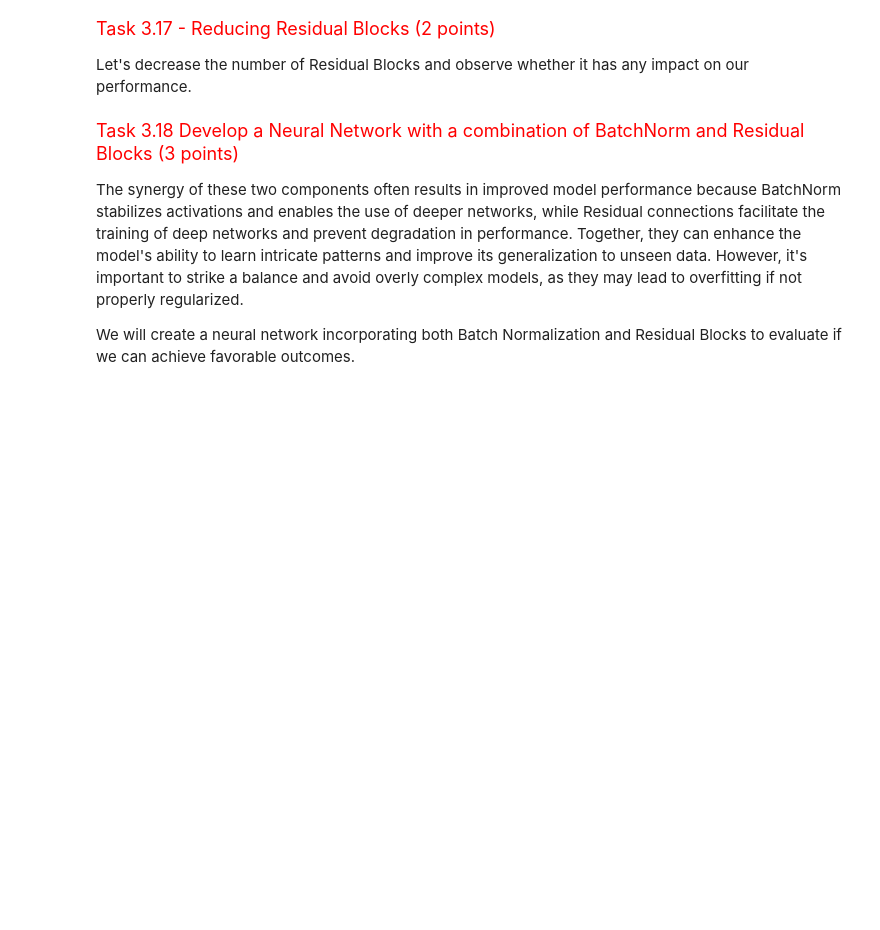
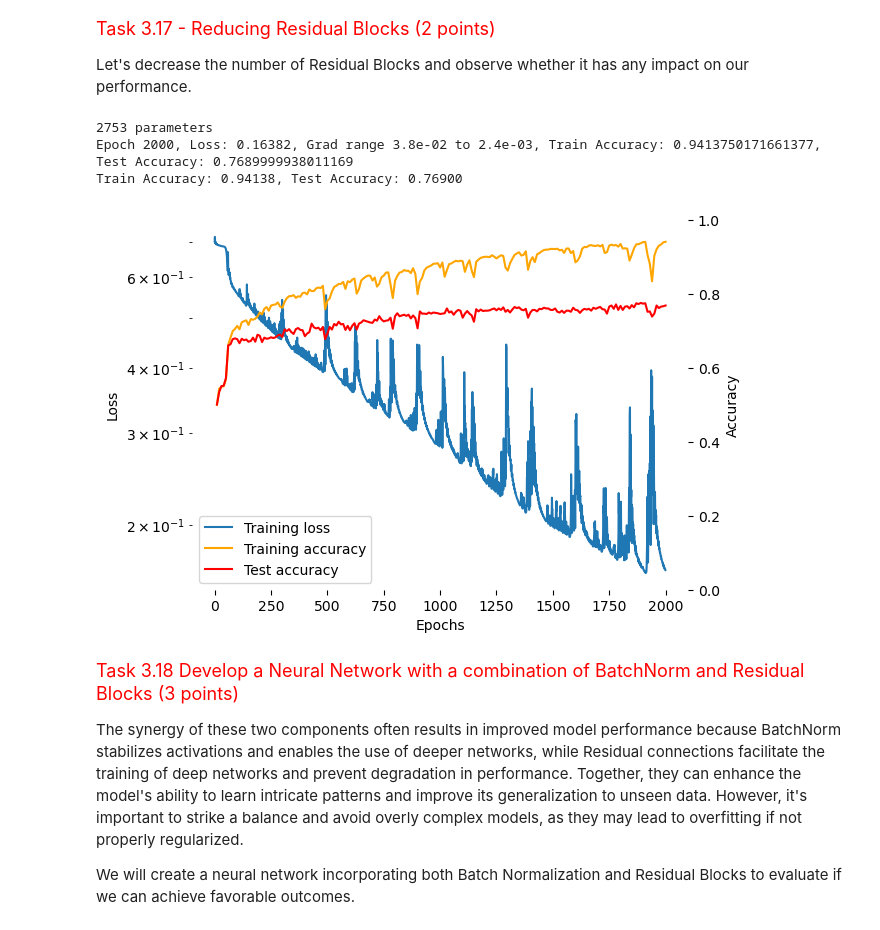
Before and after one commit to zzfz1/CS7150-Homework-2, a Jupyter notebook: HW2_1_OptimizationAndNetworkArchitecture.ipynb, the cells around one changed output. Cells and saved outputs as stored; diff of their text form; code cells hidden in the pictures; blank space fills up the shorter version.

```diff
--- a/HW2_1_OptimizationAndNetworkArchitecture.ipynb
+++ b/HW2_1_OptimizationAndNetworkArchitecture.ipynb
@@ -1563,24 +1591,54 @@ Let's decrease the number of Residual Blocks and observe whether it has any impa
 # %%
 torch.manual_seed(7150)  # (Leave it here for deterministic behavior and easier grading)
 hidden_dims = None
 fan_out_dims = None
 ################################################################################
-# TODO: In this task, we will configure a neural network consisting of two
+# In this task, we will configure a neural network consisting of two
 # residual blocks
 # Hidden Dimension = 16
 # fan_out_dims = 32
 # Loss - Binary Cross Entropy
 # Optimizer - Adam - (lr=0.01, weight_decay=1e-3)
 # Residual Block - [ReLU → Linear → ReLU → Linear]
 # Network Architecture - Linear -> Residual Block -> Residual Block ->
 # (Linear + Sigmoid)
 ################################################################################
 
-raise NotImplementedError
+hidden_dims = 16
+fan_out_dims = 32
+
+run_test(
+    Supervise(
+        nn.BCELoss(),
+        nn.Sequential(
+            nn.Linear(input_size, hidden_dims),
+            ResidualSequence(
+                nn.ReLU(),
+                nn.Linear(hidden_dims, fan_out_dims),
+                nn.ReLU(),
+                nn.Linear(fan_out_dims, hidden_dims),
+            ),
+            ResidualSequence(
+                nn.ReLU(),
+                nn.Linear(hidden_dims, fan_out_dims),
+                nn.ReLU(),
+                nn.Linear(fan_out_dims, hidden_dims),
+            ),
+            nn.Linear(hidden_dims, 1),
+            nn.Sigmoid(),
+        ),
+    ),
+    lambda p: ADAMOptimizer(p, lr=0.01, weight_decay=1e-3),
+)
 
 ###########################################################################
 #                             END OF YOUR CODE                            #
 ###########################################################################
+# %% [output]
+2753 parameters
+Epoch 2000, Loss: 0.16382, Grad range 3.8e-02 to 2.4e-03, Train Accuracy: 0.9413750171661377, Test Accuracy: 0.7689999938011169
+Train Accuracy: 0.94138, Test Accuracy: 0.76900
+[figure, added]
 # %% [markdown]
 <font size='4' color='Red'>Task 3.18 Develop a Neural Network with a combination of BatchNorm and Residual Blocks (3 points)</font>
 
```
Also changed, not shown: parts of 51 cells of this notebook, 5 other files.
